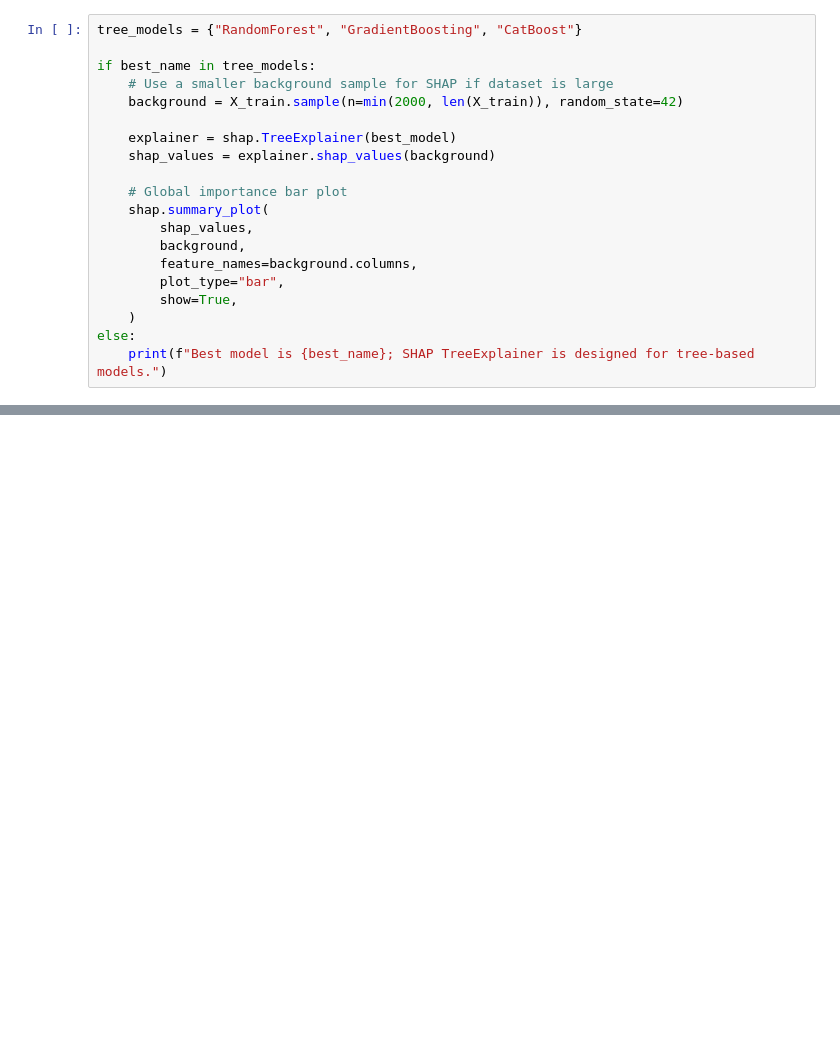
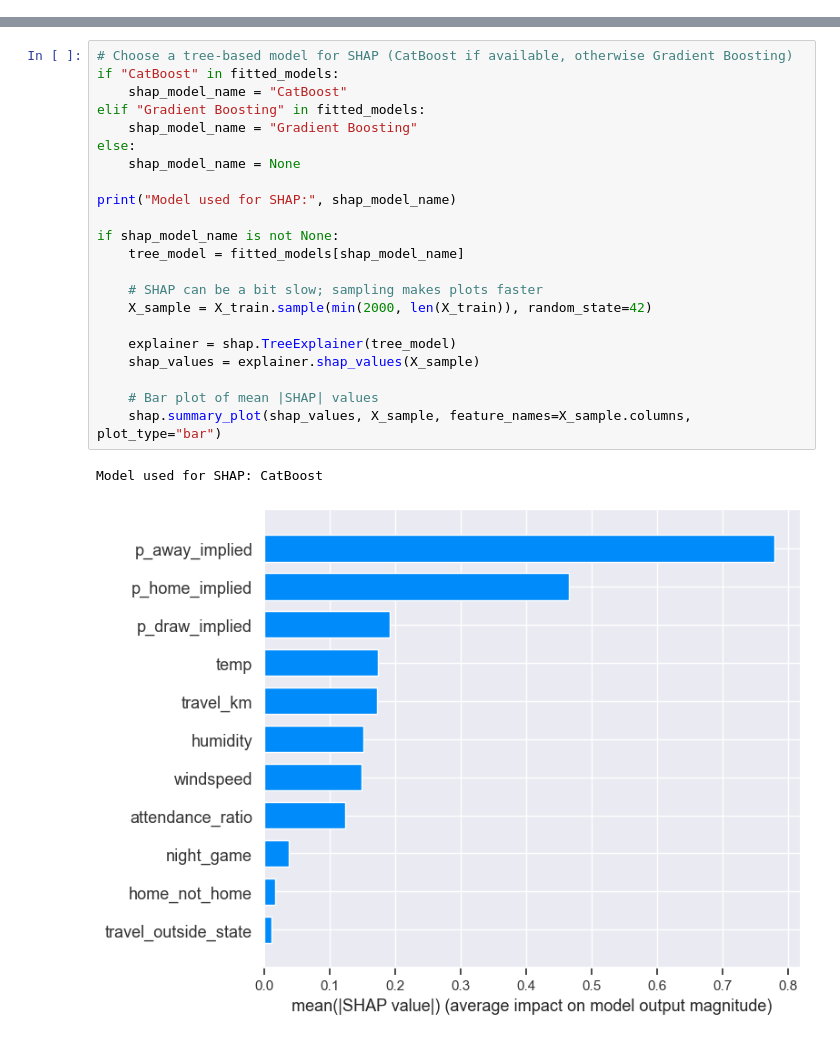
Before and after one commit to arnavjain321-prog/external-factors-football-win-prediction, a Jupyter notebook: notebooks/02_modeling.ipynb, the cells around one changed output, grey strips where cells are left out. Cells and saved outputs as stored; diff of their text form; blank space fills up the shorter version.

```diff
--- a/notebooks/02_modeling.ipynb
+++ b/notebooks/02_modeling.ipynb
@@ -304,20 +224,0 @@ plt.show()
-# %%
-tree_models = {"RandomForest", "GradientBoosting", "CatBoost"}
-
-if best_name in tree_models:
-    # Use a smaller background sample for SHAP if dataset is large
-    background = X_train.sample(n=min(2000, len(X_train)), random_state=42)
-
-    explainer = shap.TreeExplainer(best_model)
-    shap_values = explainer.shap_values(background)
-
-    # Global importance bar plot
-    shap.summary_plot(
-        shap_values,
-        background,
-        feature_names=background.columns,
-        plot_type="bar",
-        show=True,
-    )
-else:
-    print(f"Best model is {best_name}; SHAP TreeExplainer is designed for tree-based models.")
@@ -334,0 +363,25 @@ if best_name in tree_models:
+# %%
+# Choose a tree-based model for SHAP (CatBoost if available, otherwise Gradient Boosting)
+if "CatBoost" in fitted_models:
+    shap_model_name = "CatBoost"
+elif "Gradient Boosting" in fitted_models:
+    shap_model_name = "Gradient Boosting"
+else:
+    shap_model_name = None
+
+print("Model used for SHAP:", shap_model_name)
+
+if shap_model_name is not None:
+    tree_model = fitted_models[shap_model_name]
+
+    # SHAP can be a bit slow; sampling makes plots faster
+    X_sample = X_train.sample(min(2000, len(X_train)), random_state=42)
+
+    explainer = shap.TreeExplainer(tree_model)
+    shap_values = explainer.shap_values(X_sample)
+
+    # Bar plot of mean |SHAP| values
+    shap.summary_plot(shap_values, X_sample, feature_names=X_sample.columns, plot_type="bar")
+# %% [output]
+Model used for SHAP: CatBoost
+[figure, added]
```
Also changed, not shown: parts of 23 cells of this notebook, 5 other files.
